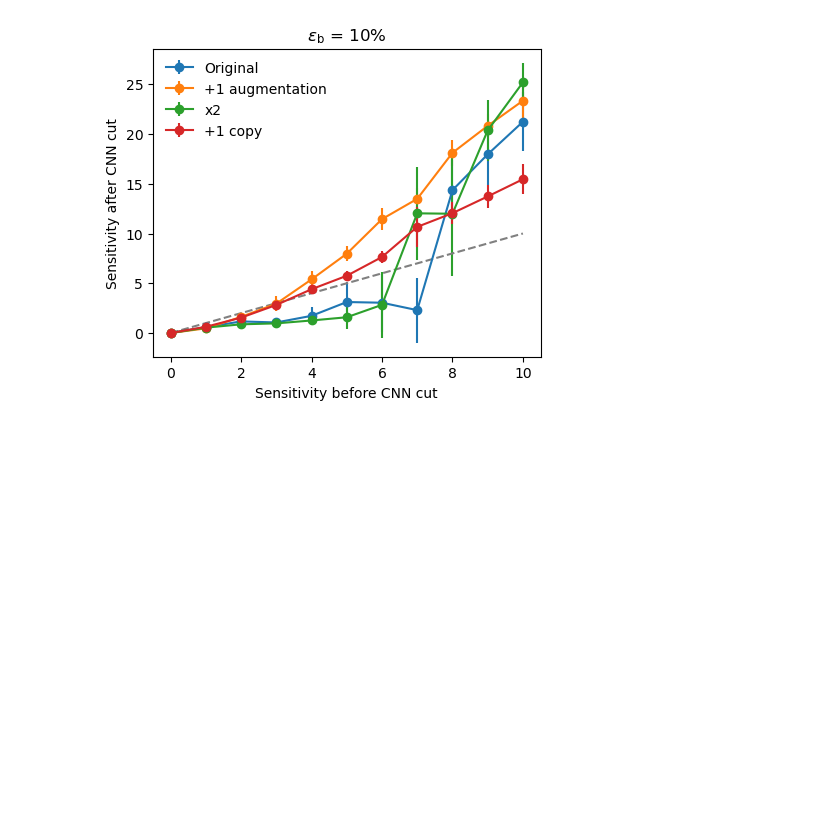
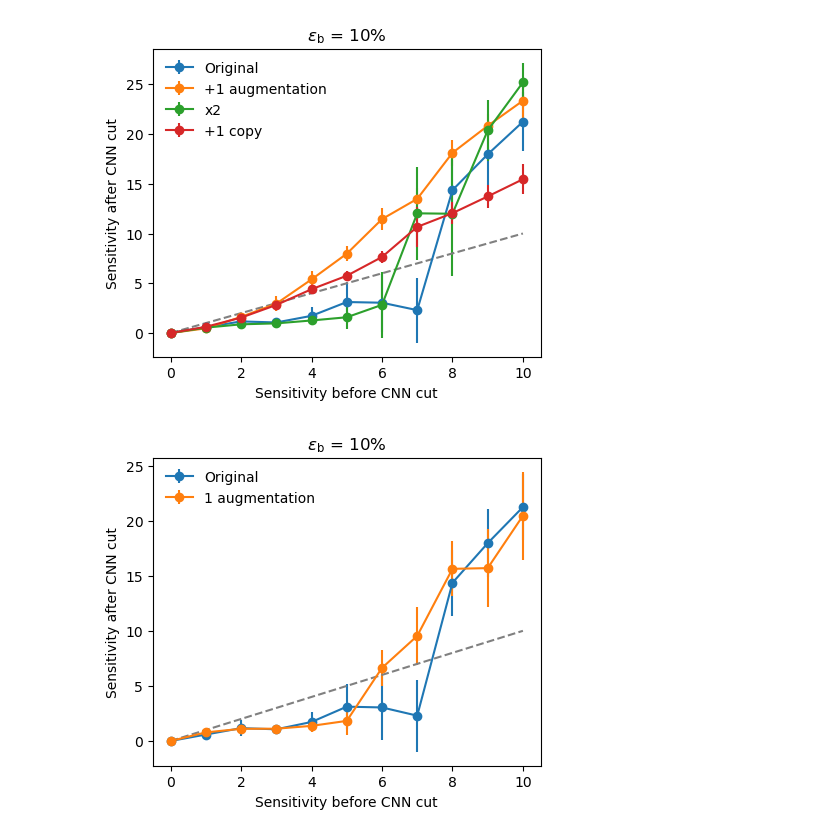
Before and after one commit to r10222035/data_augmentation, a Jupyter notebook: CNN/CNN_selection.ipynb, the cells around one changed output. Cells and saved outputs as stored; diff of their text form; code cells hidden in the pictures; blank space fills up the shorter version.

Commit message:
Code: Train CWoLa CNN with only augmented samples

```diff
--- a/CNN/CNN_selection.ipynb
+++ b/CNN/CNN_selection.ipynb
@@ -389,3 +389,24 @@ plt.savefig('../figures/HVmodel_sensitivity_improvement_bkg_eff_10_copy_1.pdf',
 plt.show()
 # %% [output]
 [figure]
+# %%
+sensitivities_origin, stds_origin = get_sensitivity_and_std('SB_{:.1f}_new')
+sensitivities_only_aug_1, stds_only_aug_1 = get_sensitivity_and_std('SB_{:.1f}_only_aug_1_new')
+
+fig, ax = plt.subplots(1, 1, figsize=(5,4))
+
+ax.errorbar(range(11), sensitivities_origin[0], yerr=stds_origin[0], marker='o', label='Original')
+ax.errorbar(range(11), sensitivities_only_aug_1[0], yerr=stds_only_aug_1[0], marker='o', label='1 augmentation')
+
+ax.plot(range(11), range(11), '--', color='grey')
+
+ax.set_title('$\epsilon_\mathrm{b}$ = 10%')
+ax.set_xlabel('Sensitivity before CNN cut')
+ax.set_ylabel('Sensitivity after CNN cut')
+
+ax.legend(frameon=False)
+
+plt.savefig('../figures/HVmodel_sensitivity_improvement_bkg_eff_10_only_aug_1.pdf', dpi=300, facecolor='White', bbox_inches='tight')
+plt.show()
+# %% [output]
+[figure, added]
```
Also changed, not shown: parts of 1 cell of this notebook, 9 other files.
